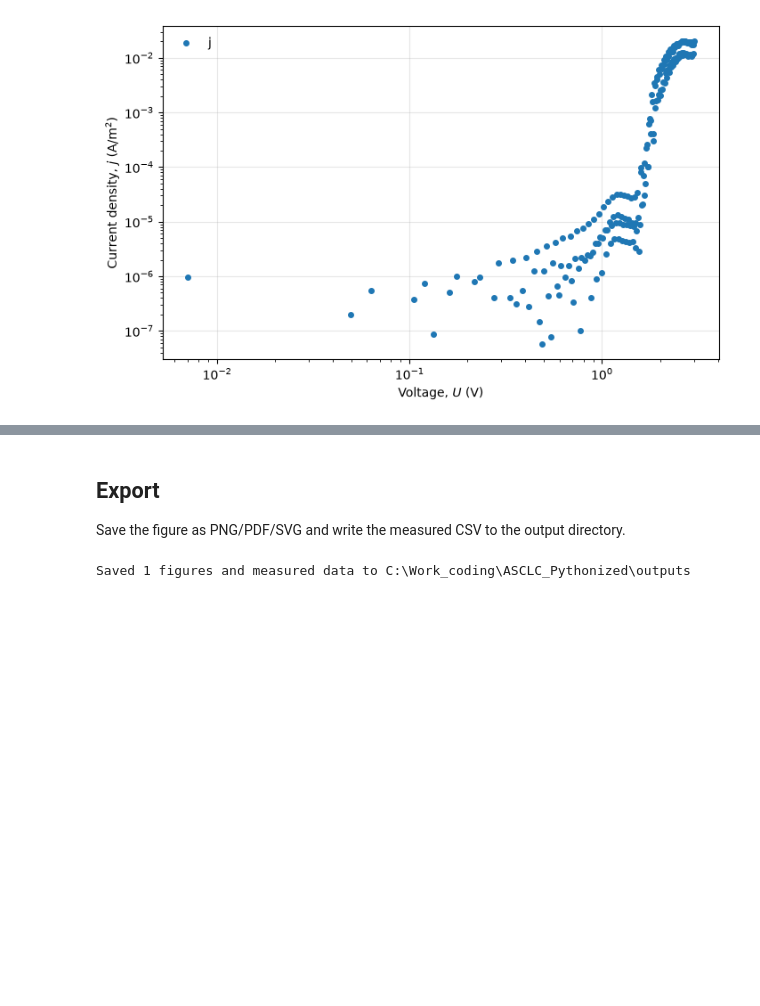
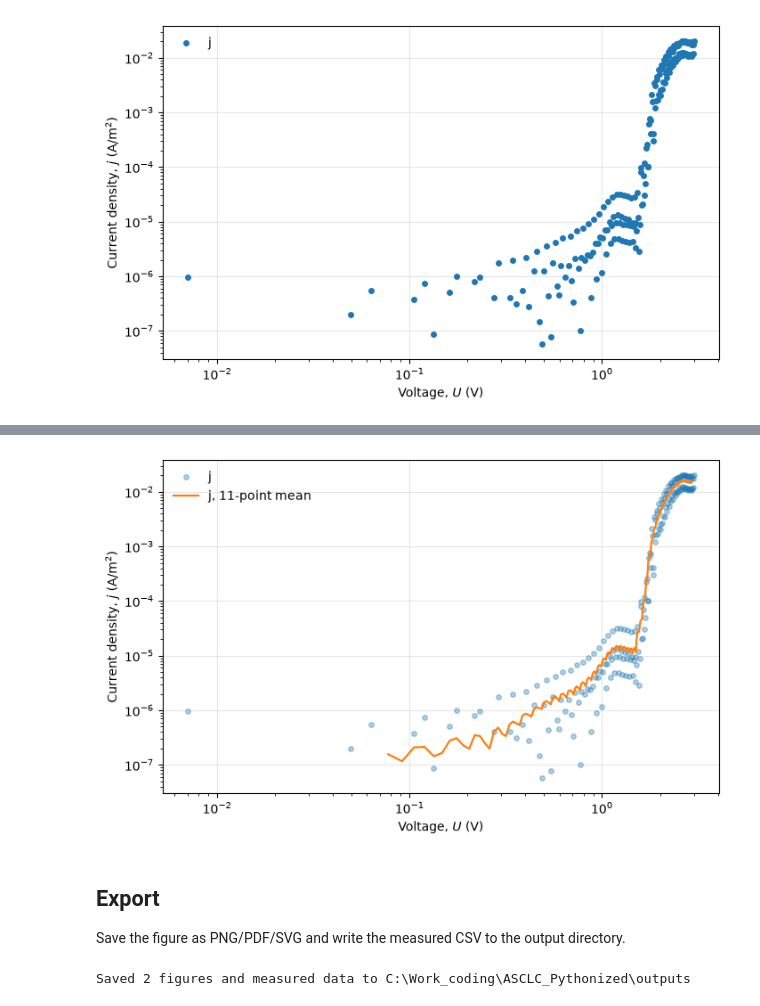
Before and after one commit to VUTVoKo/ASCLC_Pythonized, a Jupyter notebook: notebooks/asclc.ipynb, the cells around one changed output, grey strips where cells are left out. Drawn from its saved outputs; the diff is of its cells as text; code cells hidden in the pictures; blank space fills up the shorter version.

```diff
--- a/notebooks/asclc.ipynb
+++ b/notebooks/asclc.ipynb
@@ -23,11 +22,37 @@ Example: MAPbBr3 S2, dark. Replace these values for your sample.
 # %%
 input_path = project_root / "data/MAPbBr3_S2_dark.csv"
 
-device = dict(
-    area=7.7e-6,          # m^2, converts measured I to J
-    voltage_offset=0.0,   # V, added to measured U
+# Experiment (workbook "Experiment" block)
+experiment = dict(
+    date="27.09.2024",
+    sample="S2",
+    regime="dark",
+    voltage=(3, -3),   # V
+    T=299.00,          # K
+    T0=273.15,         # K
 )
+
+# Material: MAPbBr3 (workbook "Material" block)
+material = dict(
+    L=6.00e-4,      # m, thickness
+    S=7.70e-6,      # m^2, area
+    eps_r=25.50,    # relative permittivity
+    E_c=-3.36,      # eV, conduction band edge
+    E_v=-5.58,      # eV, valence band edge
+    E_g=2.22,       # eV, band gap
+    m_eff_p=0.305,  # hole effective mass / m_e
+    m_eff_e=0.320,  # electron effective mass / m_e
+)
+
+trap_profile = "biexponential"   # forced; SI S5
+
+# Numerics. window = points averaged per smoothed point; workbook cell
+# Data-calculations!I1 + 1 (currently I1 = 10). trailing_mean at window 11
+# reproduces the workbook's smoothed j column to 3 sig figs. See
+# docs/ASCLC_guide.md, "Local-slope smoothing window".
+numerics = dict(window=11)
 # %%
+device = dict(area=material["S"], voltage_offset=0.0)
 result = run_calculation(input_path, device=device)
 print(f"Loaded {result.V.size} measurements; "
       f"{(~result.measurements.finite).sum()} nonfinite rows retained.")
@@ -47,3 +79,8 @@ figures["measured_jv"] = fig
+# %%
+fig_s, ax_s = plot_smoothed_jv(result, window=numerics["window"])
+figures["smoothed_jv"] = fig_s
+# %% [output]
+[figure, added]
 # %% [markdown]
 ## Export
 
@@ -53,4 +90,4 @@ directory.
 output_dir = export_results(result, figures, project_root / "outputs")
 print(f"Saved {len(figures)} figures and measured data to {output_dir}")
 # %% [output]
-Saved 1 figures and measured data to C:\Work_coding\ASCLC_Pythonized\outputs
+Saved 2 figures and measured data to C:\Work_coding\ASCLC_Pythonized\outputs
```
Also changed, not shown: parts of 4 cells of this notebook, 10 other files.
